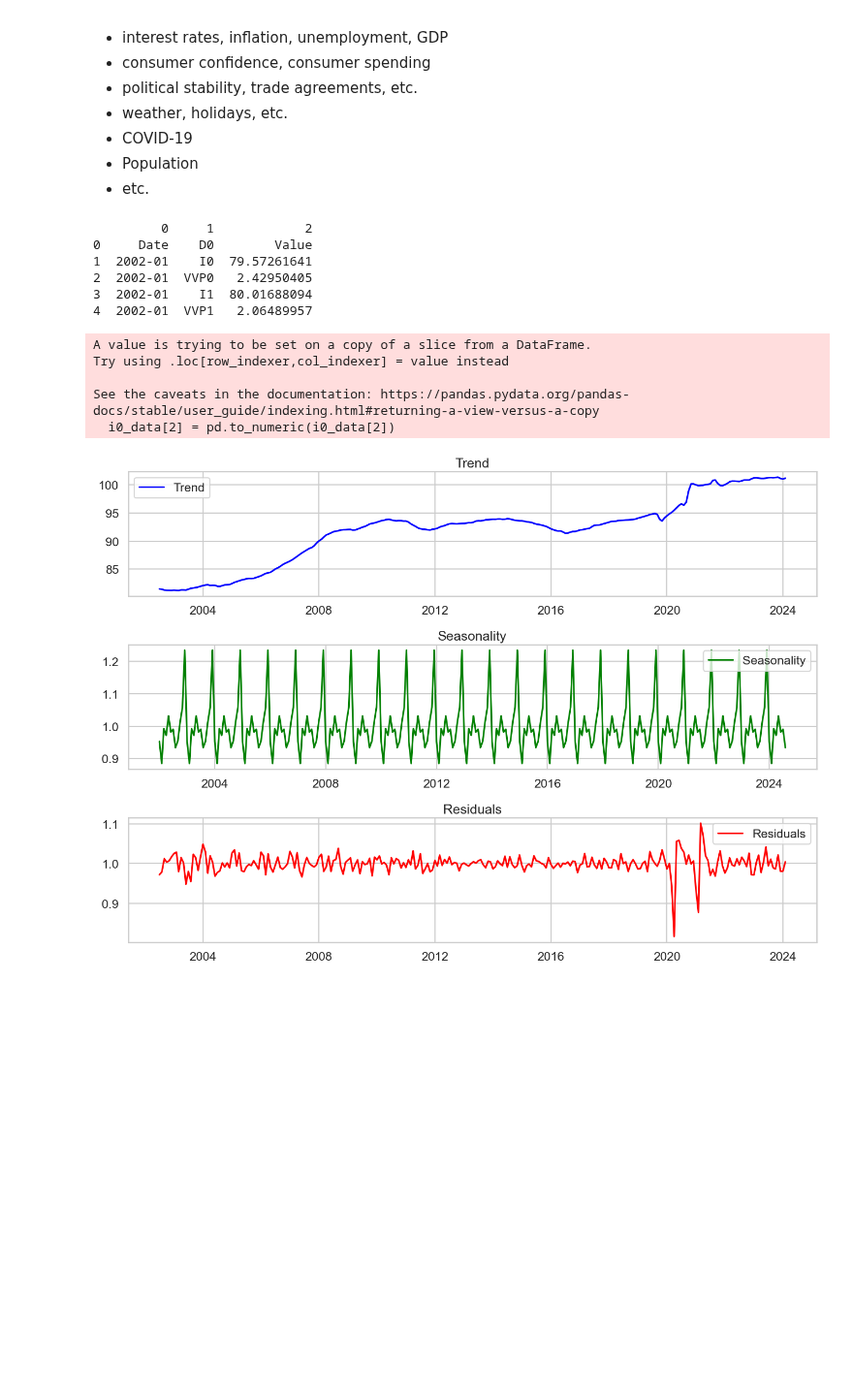
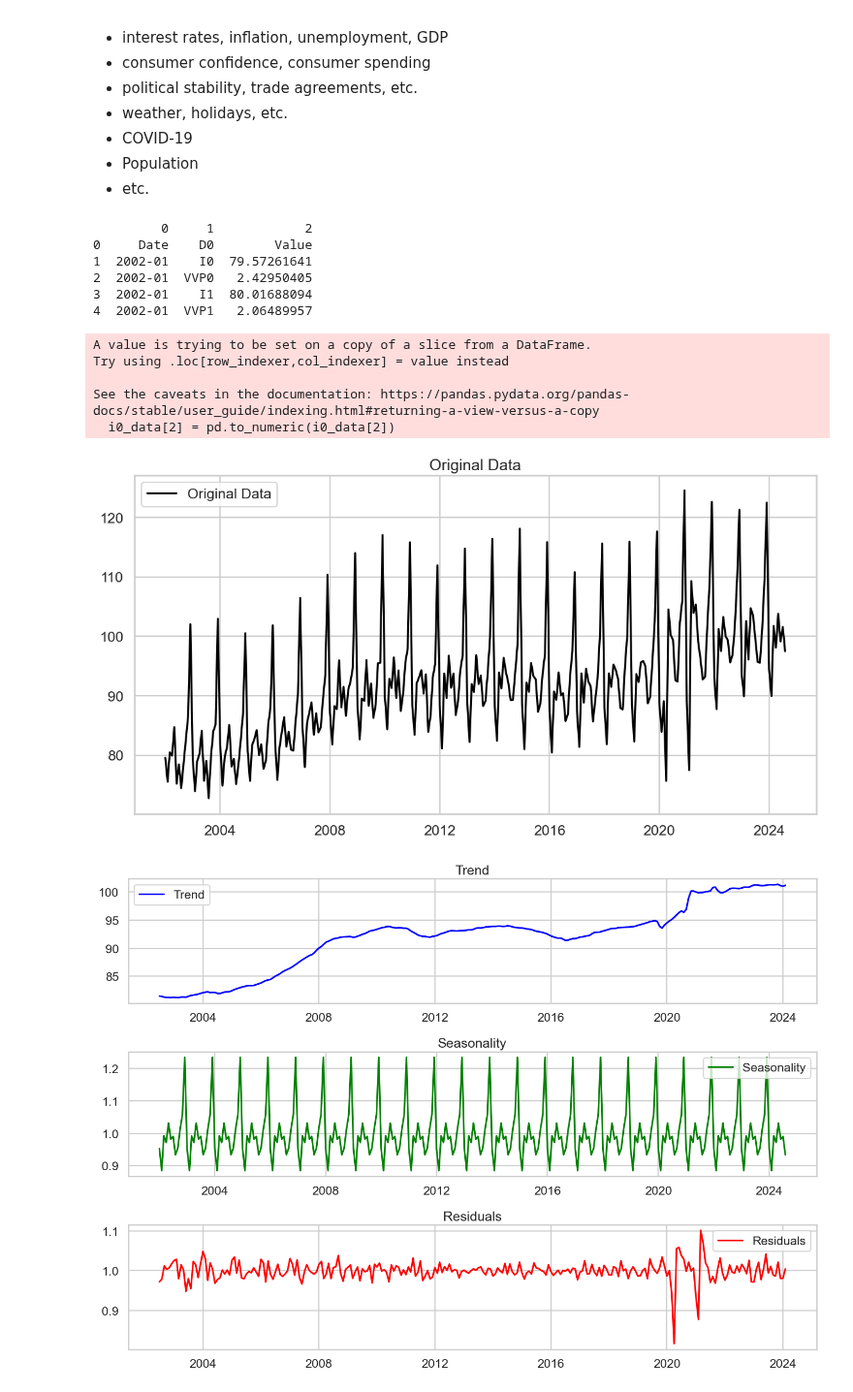
Before and after one commit to joejoejoejor/Its-Wekk, a Jupyter notebook: TestingDetailhandel/Detailhandelsumsätz.ipynb, the cells around one changed output. Shown at 97% size. Cells and saved outputs as stored; diff of their text form; code cells hidden in the pictures; blank space fills up the shorter version.

```diff
--- a/TestingDetailhandel/Detailhandelsumsätz.ipynb
+++ b/TestingDetailhandel/Detailhandelsumsätz.ipynb
@@ -79,6 +79,13 @@ i0_data.set_index(0, inplace=True)
 # Convert the value column to numeric
 i0_data[2] = pd.to_numeric(i0_data[2])
 
+# Plot the original data
+plt.figure(figsize=(14, 7))
+plt.plot(i0_data[2], label='Original Data', color='black')
+plt.title('Original Data')
+plt.legend(loc='best')
+plt.show()
+
 # Perform seasonal decomposition
 decomposition = seasonal_decompose(i0_data[2], model='multiplicative', period=12)
 
@@ -87,31 +94,32 @@ plt.figure(figsize=(14, 10))
 
 plt.subplot(311)
 plt.plot(decomposition.trend, label='Trend', color='blue')
 plt.title('Trend')
 plt.legend(loc='best')
 
 plt.subplot(312)
 plt.plot(decomposition.seasonal, label='Seasonality', color='green')
 plt.title('Seasonality')
 plt.legend(loc='best')
 
 plt.subplot(313)
 plt.plot(decomposition.resid, label='Residuals', color='red')
 plt.title('Residuals')
 plt.legend(loc='best')
 
 plt.tight_layout()
 plt.show()
 # %% [output]
          0     1            2
 0     Date    D0        Value
 1  2002-01    I0  79.57261641
 2  2002-01  VVP0   2.42950405
 3  2002-01    I1  80.01688094
 4  2002-01  VVP1   2.06489957
 A value is trying to be set on a copy of a slice from a DataFrame.
 Try using .loc[row_indexer,col_indexer] = value instead
 
 See the caveats in the documentation: https://pandas.pydata.org/pandas-docs/stable/user_guide/indexing.html#returning-a-view-versus-a-copy
   i0_data[2] = pd.to_numeric(i0_data[2])
-[figure, old version]
+[figure, new version]
+[figure, added]
```
Also changed, not shown: parts of 1 cell of this notebook.
